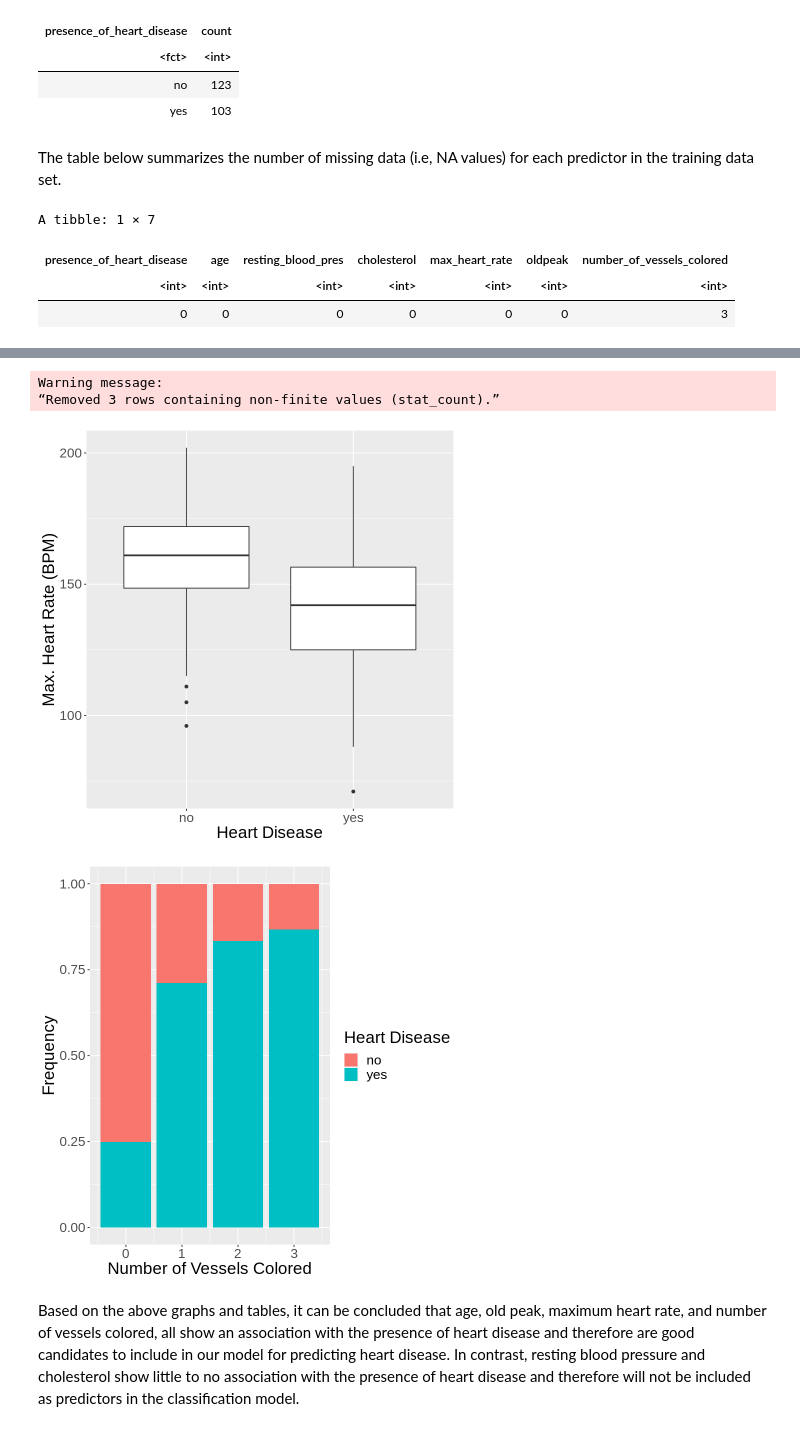
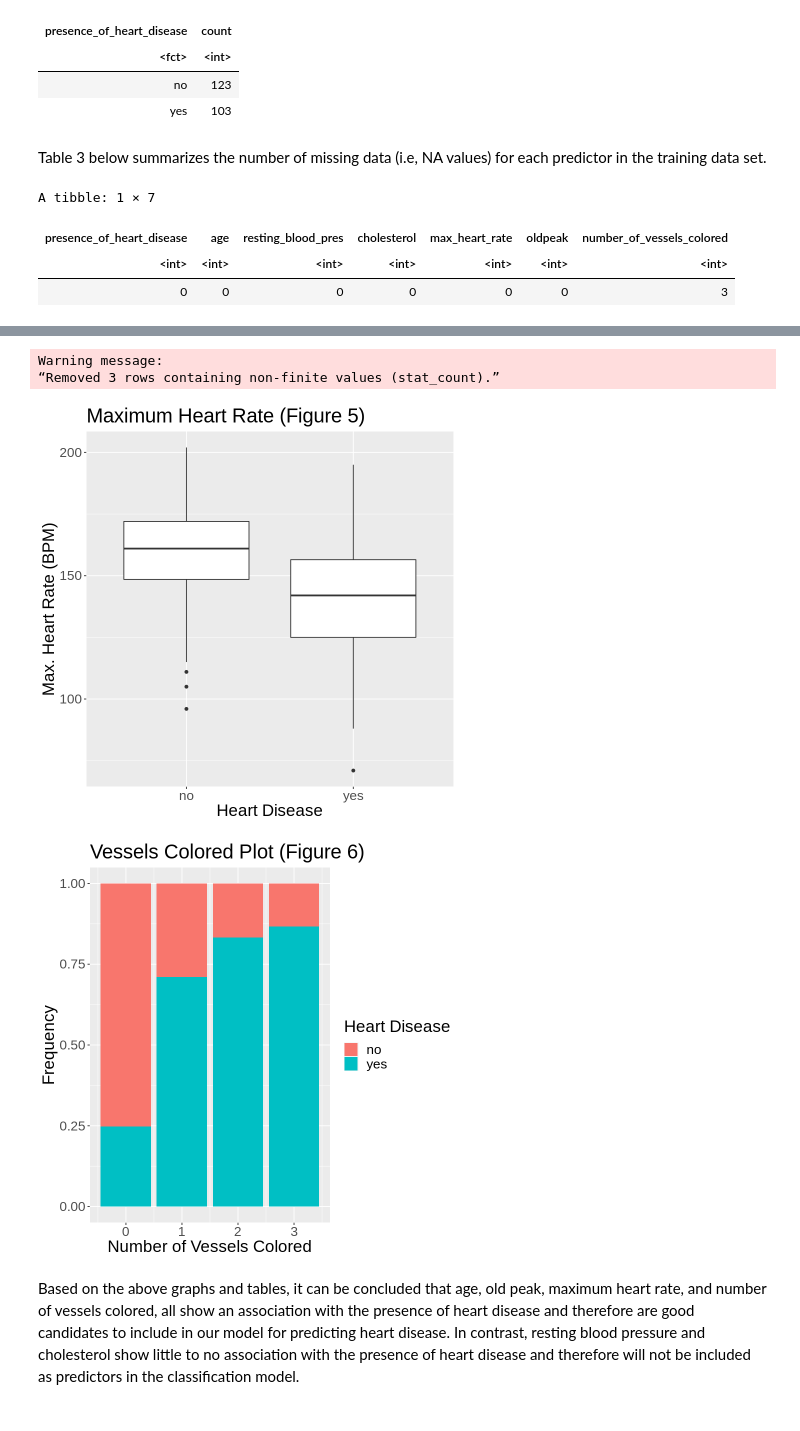
Before and after one commit to akosek4/DSCI-100-Heart-Disease-Project, a Jupyter notebook: Proposal_Rev1.ipynb, the cells around one changed output, grey strips where cells are left out. Saved outputs shown, nothing was run; the diff lists cells and outputs as text; code cells hidden in the pictures.

```diff
--- a/Proposal_Rev1.ipynb
+++ b/Proposal_Rev1.ipynb
@@ -142,5 +130,5 @@ A tibble: 2 × 2
 | no | 123 |
 | yes | 103 |
 # %% [markdown]
-The table below summarizes the number of missing data (i.e, NA values) for each predictor in the training data set.
+Table 3 below summarizes the number of missing data (i.e, NA values) for each predictor in the training data set.
 # %%
@@ -155,12 +145,15 @@ A tibble: 1 × 7
 | <int> | <int> | <int> | <int> | <int> | <int> | <int> |
 | 0 | 0 | 0 | 0 | 0 | 0 | 3 |
 # %%
+set.seed(2000)
+
 # generate box-plot visualizations
 age_plot <- data_training |>
     ggplot(aes(y = age, x = presence_of_heart_disease)) +
     geom_boxplot() +
     ylab("Age (years)") +
     xlab("Heart Disease") +
+    labs(title = "Age Plot (Figure 1)") +
     theme(text = element_text(size = 20))
 age_plot
 
@@ -169,6 +162,7 @@ rbp_plot <- data_training |>
     geom_boxplot() +
     ylab("Resting Blood Pressure (mm Hg)") +
     xlab("Heart Disease") +
+    labs(title = "Resting Blood Pressure Plot (Figure 2)") +
     theme(text = element_text(size = 20))
 rbp_plot
 
@@ -177,6 +171,7 @@ cholesterol_plot <- data_training |>
     geom_boxplot() +
     ylab("Cholesterol (mg/dl)") +
     xlab("Heart Disease") +
+    labs(title = "Cholesterol Plot (Figure 3)") +
     theme(text = element_text(size = 20))
 cholesterol_plot
 
@@ -185,6 +180,7 @@ oldpeak_plot <- data_training |>
     geom_boxplot() +
     ylab("Old Peak (mm)") +
     xlab("Heart Disease") +
+    labs(title = "Old Peak Plot (Figure 4)") +
     theme(text = element_text(size = 20))
 oldpeak_plot
 
@@ -193,6 +189,7 @@ mhr_plot <- data_training |>
     geom_boxplot() +
     ylab("Max. Heart Rate (BPM)") +
     xlab("Heart Disease") +
+    labs(title = "Maximum Heart Rate (Figure 5)") +
     theme(text = element_text(size = 20))
 mhr_plot
 
@@ -200,7 +197,7 @@ mhr_plot
 data_vessels_plot2 <- data_training |>
     ggplot(aes(x = number_of_vessels_colored, fill = presence_of_heart_disease)) +
     geom_bar(position = "fill") +
-    labs(x = "Number of Vessels Colored", y = "Frequency", fill = "Heart Disease") +
+    labs(x = "Number of Vessels Colored", y = "Frequency", fill = "Heart Disease", title = "Vessels Colored Plot (Figure 6)") +
     theme(text = element_text(size = 20))
 data_vessels_plot2
 # %% [output]
@@ -211,7 +208,7 @@ data_vessels_plot2
 Warning message:
 “Removed 3 rows containing non-finite values (stat_count).”
-[figure, old version]
+[figure, new version]
-[figure, old version]
+[figure, new version]
 # %% [markdown]
 Based on the above graphs and tables, it can be concluded that age, old peak, maximum heart rate, and number of vessels colored, all show an association with the presence of heart disease and therefore are good candidates to include in our model for predicting heart disease. In contrast, resting blood pressure and cholesterol show little to no association with the presence of heart disease and therefore will not be included as predictors in the classification model.
 # %% [markdown]
```
Also changed, not shown: parts of 8 cells of this notebook.
